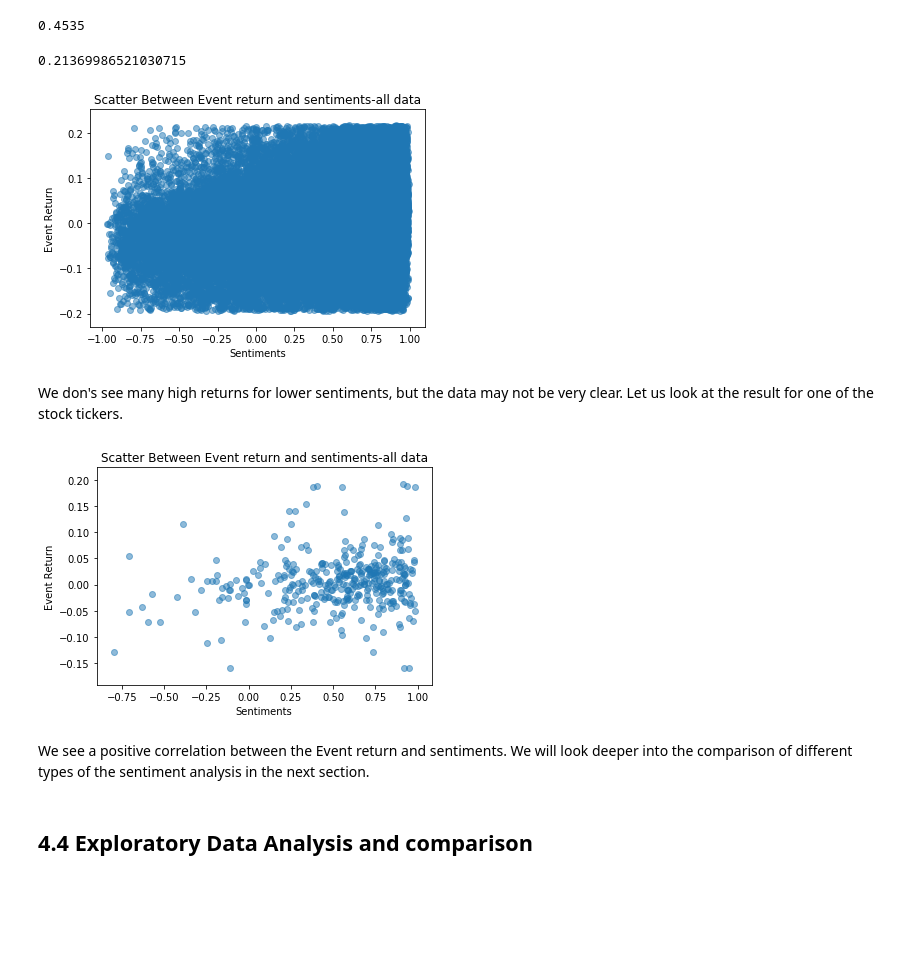
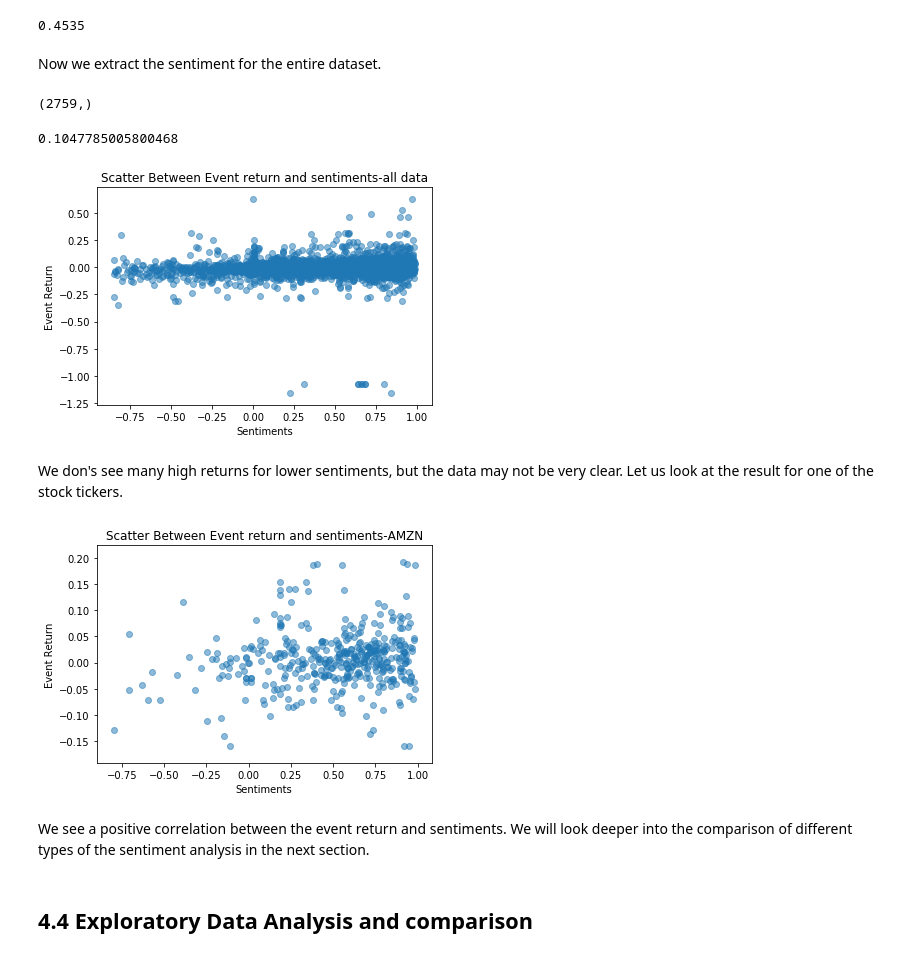
Before and after one commit to tatsath/fin-ml, a Jupyter notebook: Chapter 10 - Natural Language Processing/Case Study 1 - NLP and Sentiments Analysis based Trading Strategy/NLPandSentimentAnalysisBasedTradingStrategy.ipynb, the cells around one changed output. Saved outputs shown, nothing was run; the diff lists cells and outputs as text; code cells hidden in the pictures; blank space fills up the shorter version.

```diff
--- a/Chapter 10 - Natural Language Processing/Case Study 1 - NLP and Sentiments Analysis based Trading Strategy/NLPandSentimentAnalysisBasedTradingStrategy.ipynb
+++ b/Chapter 10 - Natural Language Processing/Case Study 1 - NLP and Sentiments Analysis based Trading Strategy/NLPandSentimentAnalysisBasedTradingStrategy.ipynb
@@ -387,5 +352,5 @@ We see that the statement has a positive sentiment of .5 but looking at the word
 # %% [markdown]
 In this step, we develop customised model for sentiment analysis, based on available labelled data. The label data for this is obtained from kaggle website. Let us look at the data.
 # %%
-sentiments_data = pd.read_csv(r'Data\Project6500.csv',encoding = "ISO-8859-1")
+sentiments_data = pd.read_csv(r'Data\LabelledNewsData.csv',encoding = "ISO-8859-1")
 # %%
@@ -413,7 +374,7 @@ all_vectors = pd.np.array([pd.np.array([token.vector for token in nlp(s) ]).mean
 Now that we have prepared the independent variable we train the classification model in a similar manner as discussed in chapter 6. We first divide the data into training set and test set and futher run the key classification models.
 # %%
 # split out validation dataset for the end
-Y= dataset["sentiment"]
+Y= sentiments_data["sentiment"]
 X = all_vectors
 
 from sklearn.model_selection import train_test_split, KFold, cross_val_score, GridSearchCV
@@ -516,7 +477,7 @@ X_LSTM = pad_sequences(sequences, maxlen=50)
 # %% [markdown]
 Dividing the data into the training and test set.
 # %%
-Y_LSTM = dataset["sentiment"]
+Y_LSTM = sentiments_data["sentiment"]
 X_train_LSTM, X_test_LSTM, Y_train_LSTM, Y_test_LSTM = train_test_split(X_LSTM, \
                        Y_LSTM, test_size=validation_size, random_state=seed)
 # %% [markdown]
@@ -593,7 +569,7 @@ VADER (Valence Aware Dictionary for Entiment Reasoning) is a pre-built sentiment
 # %%
 # stock market lexicon
 sia = SentimentIntensityAnalyzer()
-stock_lex = pd.read_csv('Data/lexicon_data/stock_lex.csv')
+stock_lex = pd.read_csv('Data/LexiconData.csv')
 stock_lex['sentiment'] = (stock_lex['Aff_Score'] + stock_lex['Neg_Score'])/2
 stock_lex = dict(zip(stock_lex.Item, stock_lex.sentiment))
 stock_lex = {k:v for k,v in stock_lex.items() if len(k.split(' '))==1}
@@ -619,31 +592,38 @@ text = "AAPL is trading higher after reporting its October sales rose 12.6% M/M.
 sia.polarity_scores(text)['compound']
 # %% [output]
 0.4535
+# %% [markdown]
+Now we extract the sentiment for the entire dataset.
+# %%
+vader_sentiments = pd.np.array([sia.polarity_scores(s)['compound'] for s in data_df['headline']])
+vader_sentiments.shape
+# %% [output]
+(2759,)
 # %%
 data_df['sentiment_lex'] = vader_sentiments
 # %%
-corrlation = data_df['ret'].corr(data_df['sentiment_lex'])
+corrlation = data_df['eventRet'].corr(data_df['sentiment_lex'])
 print(corrlation)
 # %% [output]
-0.21369986521030715
+0.1047785005800468
 # %%
-plt.scatter(data_df['sentiment_lex'],data_df['ret'], alpha=0.5)
+plt.scatter(data_df['sentiment_lex'],data_df['eventRet'], alpha=0.5)
 plt.title('Scatter Between Event return and sentiments-all data')
 plt.ylabel('Event Return')
 plt.xlabel('Sentiments')
 plt.show()
 # %% [output]
-[figure, old version]
+[figure, new version]
 # %% [markdown]
 We don's see many high returns for lower sentiments, but the data may not be very clear. Let us look at the result for one of the stock tickers.
 # %%
 data_df_stock  = data_df[data_df['ticker'] == 'AMZN']
-plt.scatter(data_df_stock['sentiment_lex'],data_df_stock['ret'], alpha=0.5)
+plt.scatter(data_df_stock['sentiment_lex'],data_df_stock['eventRet'], alpha=0.5)
 plt.title('Scatter Between Event return and sentiments-AMZN')
 plt.ylabel('Event Return')
 plt.xlabel('Sentiments')
 plt.show()
 # %% [output]
-[figure, old version]
+[figure, new version]
 # %% [markdown]
-We see a positive correlation between the Event return and sentiments. We will look deeper into the comparison of different types of the sentiment analysis in the next section.
+We see a positive correlation between the event return and sentiments. We will look deeper into the comparison of different types of the sentiment analysis in the next section.
```
Also changed, not shown: parts of 181 cells of this notebook, 7 other files.
